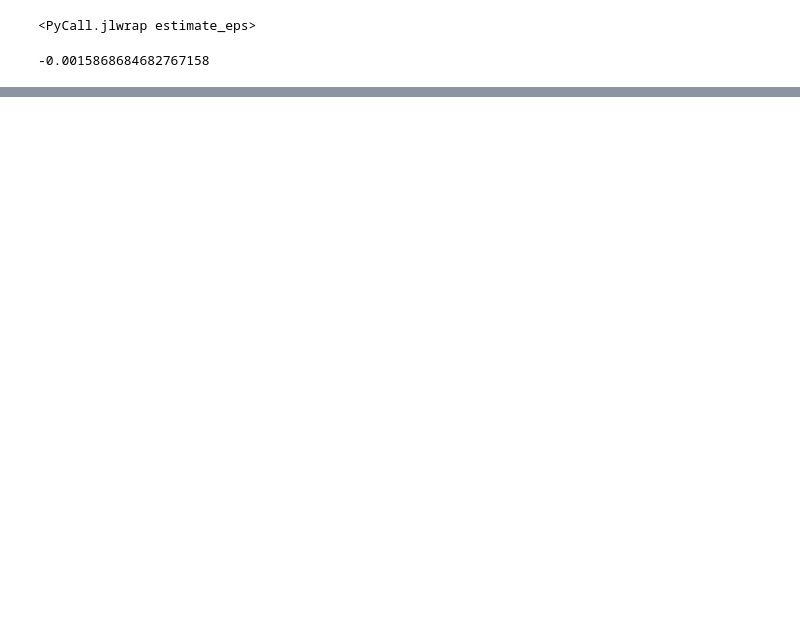
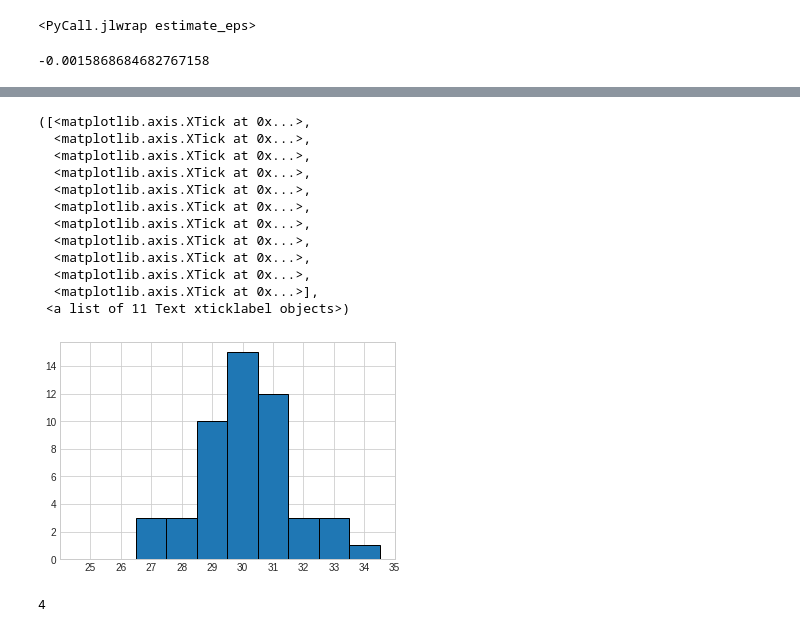
Before and after one commit to szhydkov/PeerNomination, a Jupyter notebook: peerselect/notebooks/stas_testing.ipynb, the cells around one changed output, grey strips where cells are left out. Saved outputs shown, nothing was run; the diff lists cells and outputs as text; code cells hidden in the pictures; blank space fills up the shorter version.

```diff
--- a/peerselect/notebooks/stas_testing.ipynb
+++ b/peerselect/notebooks/stas_testing.ipynb
@@ -164,0 +160,21 @@ Finished: 120,30,11,5,0.0,50
+# %%
+plt.hist(pn_sizes[(120,30,11,5,0.0)], bins=np.arange(25, 36), align="left", edgecolor="k")
+plt.xticks(np.arange(25, 36))
+# %% [output]
+([<matplotlib.axis.XTick at 0x...>,
+  <matplotlib.axis.XTick at 0x...>,
+  <matplotlib.axis.XTick at 0x...>,
+  <matplotlib.axis.XTick at 0x...>,
+  <matplotlib.axis.XTick at 0x...>,
+  <matplotlib.axis.XTick at 0x...>,
+  <matplotlib.axis.XTick at 0x...>,
+  <matplotlib.axis.XTick at 0x...>,
+  <matplotlib.axis.XTick at 0x...>,
+  <matplotlib.axis.XTick at 0x...>,
+  <matplotlib.axis.XTick at 0x...>],
+ <a list of 11 Text xticklabel objects>)
+[figure, added]
+# %%
+len([x for x in pn_sizes[(120,25,10,5,0.0)] if x==27])
+# %% [output]
+4
```
Also changed, not shown: parts of 7 cells of this notebook, 5 other files.
